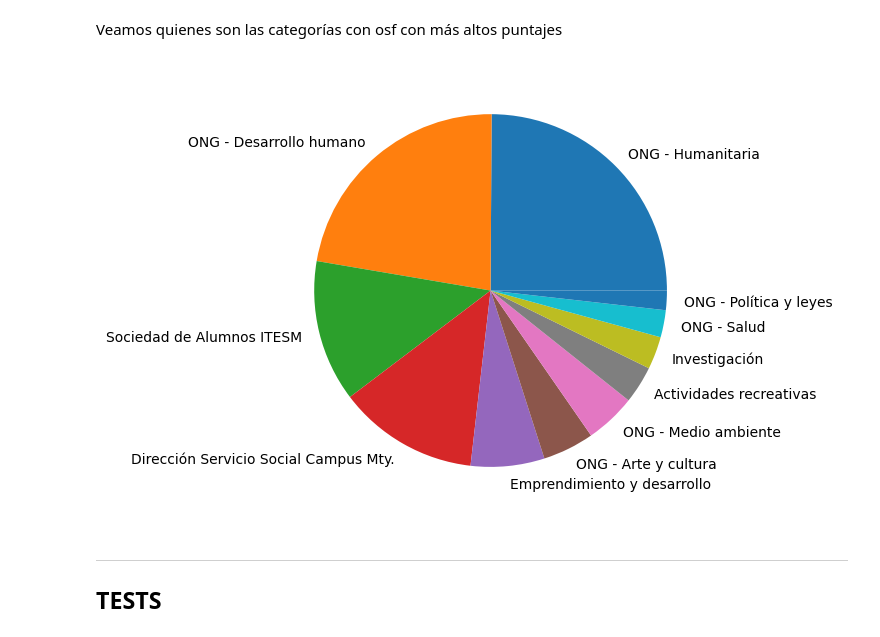
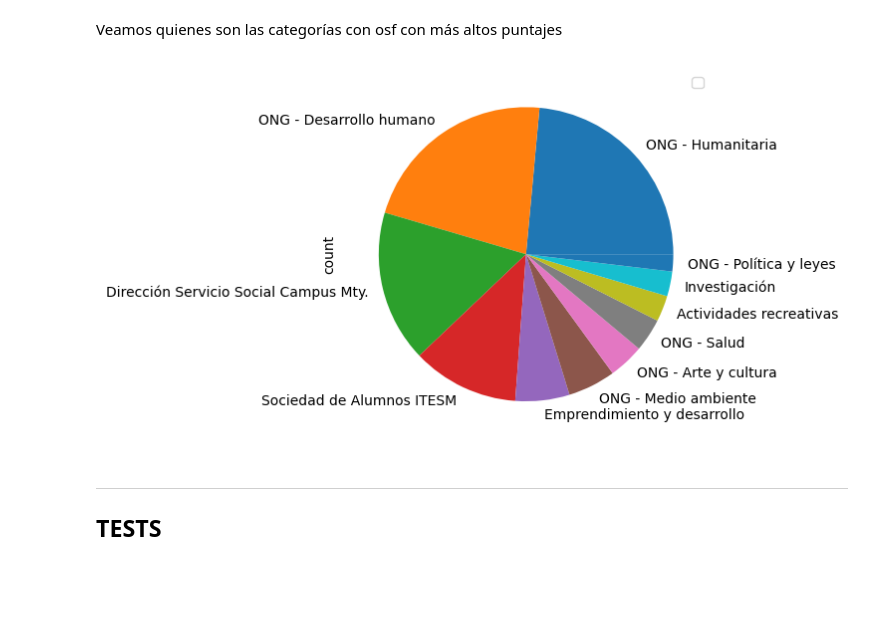
Before and after one commit to EstebanPerez25/ACD-Modelo_predictivo_de_satisfacion, a Jupyter notebook: Modelo_predictivo_de_satisfacción.ipynb, the cells around one changed output. Drawn from its saved outputs; the diff is of its cells as text; code cells hidden in the pictures; blank space fills up the shorter version.

```diff
--- a/Modelo_predictivo_de_satisfacción.ipynb
+++ b/Modelo_predictivo_de_satisfacción.ipynb
@@ -1893,12 +1906,11 @@ Se observa lo siguiente respecto a los puntajes en cada cluster:
 Veamos quienes son las categorías con osf con más altos puntajes
 # %%
 #pd.DataFrame(df_coment.iloc[Xns[Xns.ac_cluster == 3].index, :].categoria.value_counts()).plot.pie(subplots=True)
-plt.pie(pd.DataFrame(df_coment.iloc[Xns[Xns.ac_cluster == 3].index, :].categoria.value_counts()).categoria,
-        labels=pd.DataFrame(df_coment.iloc[Xns[Xns.ac_cluster == 3].index, :].categoria.value_counts()).index)
-plt.tight_layout()
+pd.DataFrame(df_coment.iloc[Xns[Xns.ac_cluster == 3].index, :].categoria.value_counts()).plot.pie(subplots=True)
+plt.legend([], [])
 plt.show()
 # %% [output]
-[figure, old version]
+[figure, new version]
 # %% [markdown]
 ---
 ## TESTS
```
Also changed, not shown: parts of 27 cells of this notebook.
